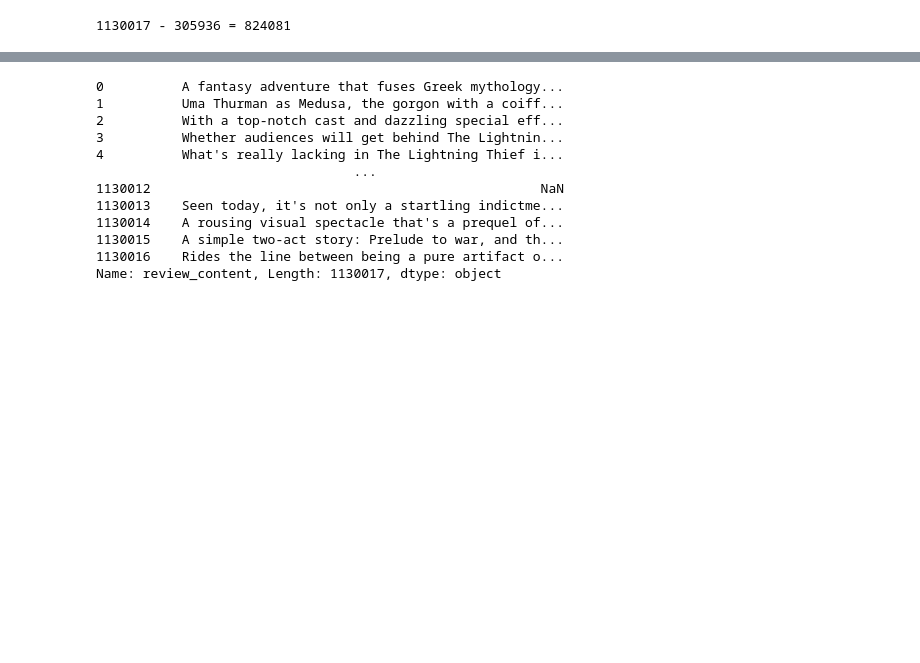
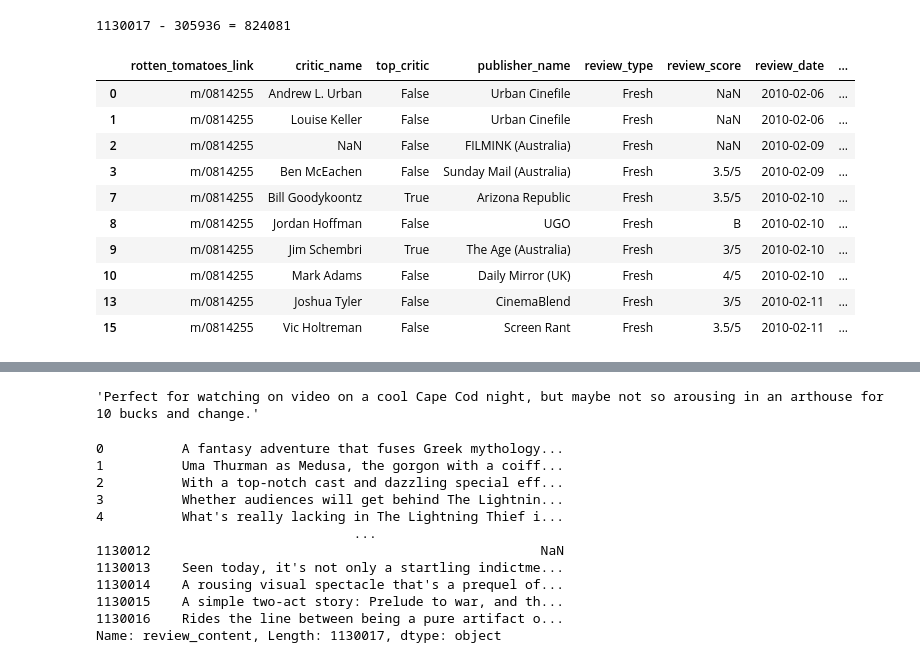
Before and after one commit to samtuleen/Phase1-Microsoft-Movie-Analysis-Project, a Jupyter notebook: dsc-phase1-project-template-Copy1.ipynb, the cells around one changed output, grey strips where cells are left out. Saved outputs shown, nothing was run; the diff lists cells and outputs as text; code cells hidden in the pictures; blank space fills up the shorter version.

```diff
--- a/dsc-phase1-project-template-Copy1.ipynb
+++ b/dsc-phase1-project-template-Copy1.ipynb
@@ -353,6 +369,21 @@ answer = len(rt_cr['review_score']) - rt_cr['review_score'].isna().sum()
 print(f'{total_reviews} - {total_null} = {answer}')
 # %% [output]
 1130017 - 305936 = 824081
+# %%
+fresh_reviews = rt_cr[rt_cr['review_type'] == 'Fresh']
+fresh_reviews.head(10)
+# %% [output]
+|  | rotten_tomatoes_link | critic_name | top_critic | publisher_name | review_type | review_score | review_date | ... |
+| 0 | m/0814255 | Andrew L. Urban | False | Urban Cinefile | Fresh | NaN | 2010-02-06 | ... |
+| 1 | m/0814255 | Louise Keller | False | Urban Cinefile | Fresh | NaN | 2010-02-06 | ... |
+| 2 | m/0814255 | NaN | False | FILMINK (Australia) | Fresh | NaN | 2010-02-09 | ... |
+| 3 | m/0814255 | Ben McEachen | False | Sunday Mail (Australia) | Fresh | 3.5/5 | 2010-02-09 | ... |
+| 7 | m/0814255 | Bill Goodykoontz | True | Arizona Republic | Fresh | 3.5/5 | 2010-02-10 | ... |
+| 8 | m/0814255 | Jordan Hoffman | False | UGO | Fresh | B | 2010-02-10 | ... |
+| 9 | m/0814255 | Jim Schembri | True | The Age (Australia) | Fresh | 3/5 | 2010-02-10 | ... |
+| 10 | m/0814255 | Mark Adams | False | Daily Mirror (UK) | Fresh | 4/5 | 2010-02-10 | ... |
+| 13 | m/0814255 | Joshua Tyler | False | CinemaBlend | Fresh | 3/5 | 2010-02-11 | ... |
+| 15 | m/0814255 | Vic Holtreman | False | Screen Rant | Fresh | 3.5/5 | 2010-02-11 | ... |
 # %%
 good_reviews = rt_cr[rt_cr['review_content'].str.contains('top-notch|rousing')]
 good_reviews.head(10)
@@ -368,6 +399,10 @@ good_reviews.head(10)
 | 1608 | m/10004697-eternal | David Edelstein | True | Slate | Rotten | NaN | 2005-08-29 | ... |
 | 3834 | m/10008234-alexandra | Emanuel Levy | False | EmanuelLevy.Com | Fresh | B | 2007-05-27 | ... |
 | 4101 | m/10008502-christmas_carol | James Berardinelli | True | ReelViews | Fresh | 3/4 | 2009-11-10 | ... |
+# %%
+rt_cr['review_content'][1608]
+# %% [output]
+'Perfect for watching on video on a cool Cape Cod night, but maybe not so arousing in an arthouse for 10 bucks and change.'
 # %%
 rt_cr['review_content'] = rt_cr['review_content'].astype('str')
 # %%
```
Also changed, not shown: parts of 5 cells of this notebook.
